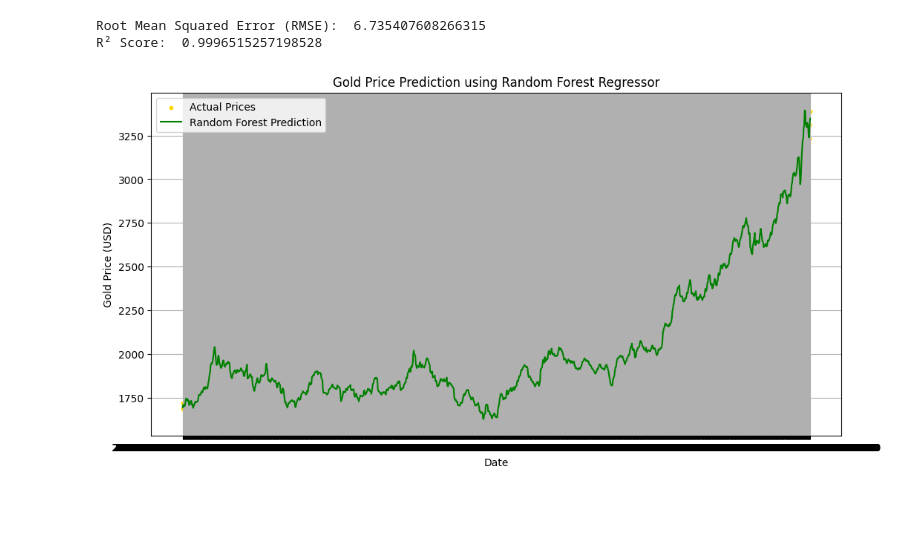
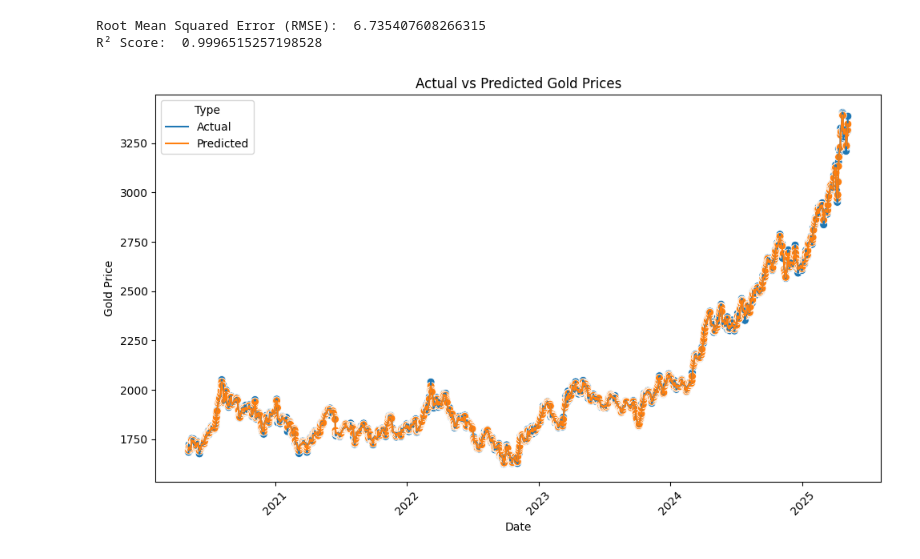
Before and after one commit to 23cs011/Gold-price-prediction, a Jupyter notebook: Gold_Price_Prediction/random-forest-regression.ipynb, the cells around one changed output. Drawn from its saved outputs; the diff is of its cells as text; code cells hidden in the pictures; blank space fills up the shorter version.

```diff
--- a/Gold_Price_Prediction/random-forest-regression.ipynb
+++ b/Gold_Price_Prediction/random-forest-regression.ipynb
@@ -51,14 +61,21 @@ print("R² Score: ", r2_score)
 Root Mean Squared Error (RMSE):  6.735407608266315
 R² Score:  0.9996515257198528
 # %%
-plt.figure(figsize=(12, 6))
-plt.scatter(df['Date'], y, label='Actual Prices', color='gold', s=10)
-plt.plot(df['Date'], y_pred, label='Random Forest Prediction', color='green')
-plt.xlabel('Date')
-plt.ylabel('Gold Price (USD)')
-plt.title('Gold Price Prediction using Random Forest Regressor')
-plt.legend()
-plt.grid(True)
+df['Date'] = pd.to_datetime(df['Date'])
+df['Actual'] = df['Close']
+df['Predicted'] = y_pred
+
+df_long = df.melt(id_vars="Date", value_vars=["Actual", "Predicted"],
+                  var_name="Type", value_name="Price")
+
+plt.figure(figsize=(10, 6))
+sns.lineplot(data=df_long, x="Date", y="Price", hue="Type", estimator=None)
+sns.scatterplot(data=df_long, x="Date", y="Price", hue="Type", legend=False, marker='o', s=50)
+plt.title("Actual vs Predicted Gold Prices")
+plt.xlabel("Date")
+plt.ylabel("Gold Price")
+plt.xticks(rotation=45)
+plt.tight_layout()
 plt.show()
 # %% [output]
-[figure, old version]
+[figure, new version]
```
Also changed, not shown: parts of 2 cells of this notebook, 3 other files.
